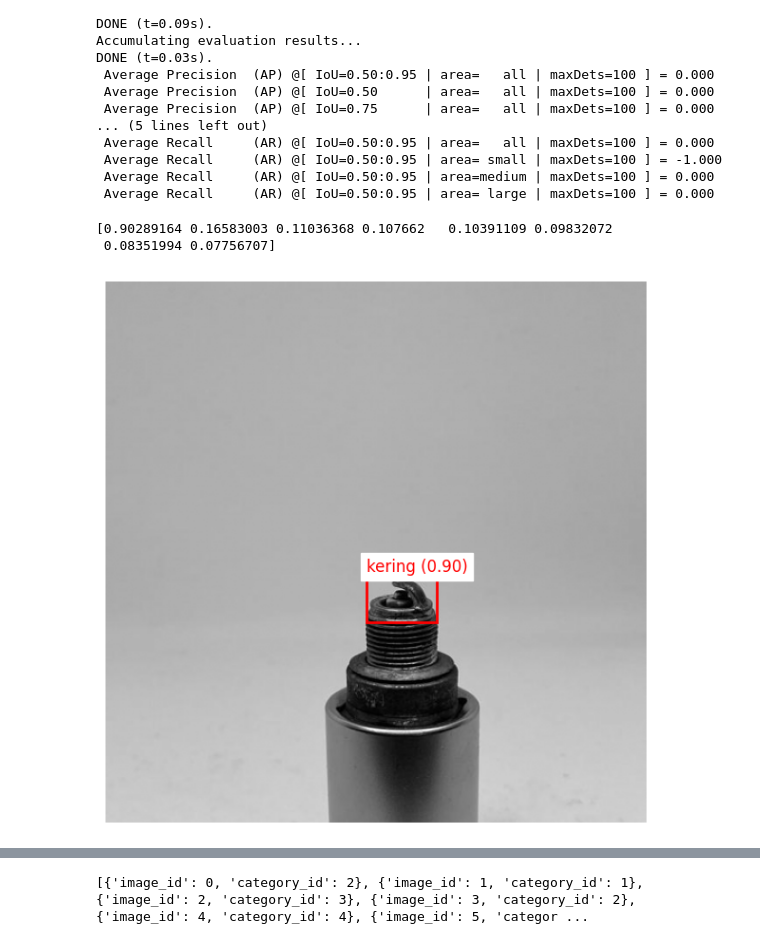
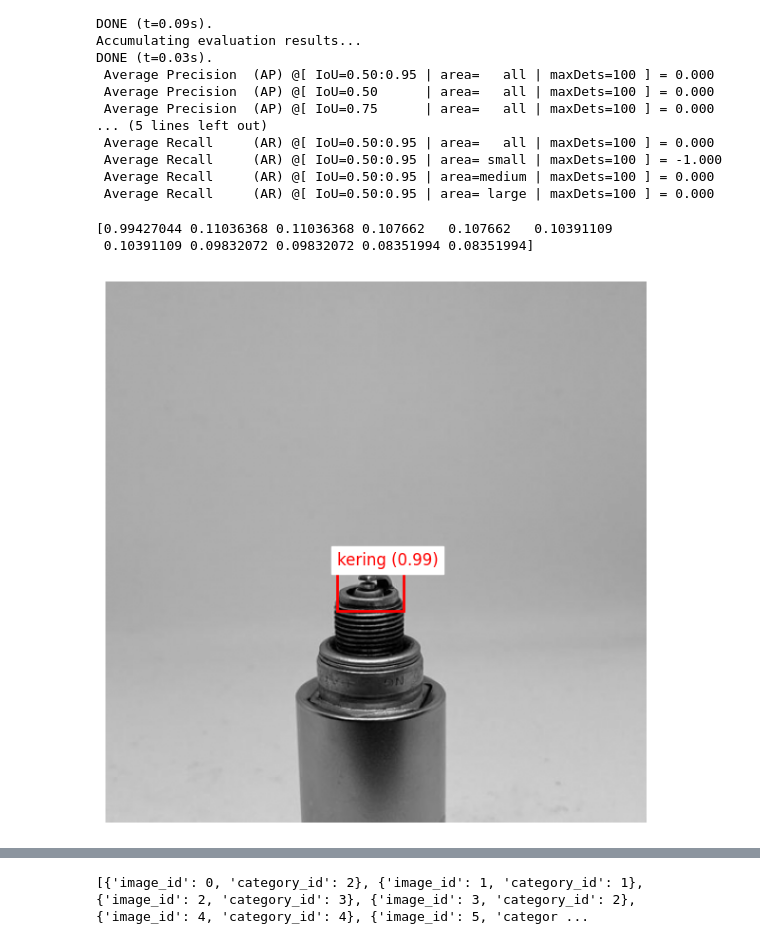
Before and after one commit to AsadillahRamadhan/spark-plug-classification, a Jupyter notebook: module/detection/testing.ipynb, the cells around one changed output, grey strips where cells are left out. Drawn from its saved outputs; the diff is of its cells as text; code cells hidden in the pictures.

```diff
--- a/module/detection/testing.ipynb
+++ b/module/detection/testing.ipynb
@@ -267,7 +267,7 @@ DONE (t=0.03s).
  Average Recall     (AR) @[ IoU=0.50:0.95 | area=medium | maxDets=100 ] = 0.000
  Average Recall     (AR) @[ IoU=0.50:0.95 | area= large | maxDets=100 ] = 0.000
 # %%
-image_path = '../../data/detection/labeled/test/IMG_6934_JPG.rf.9489529cb44a0c61b8ac766c79e95819.jpg'
+image_path = '../../data/detection/labeled/test/IMG_6871_JPG.rf.073cf6d2c39a200905b29a5526db0136.jpg'
 transform = T.Compose([
     T.Resize((512, 512)),
     T.ToTensor()
@@ -279,34 +279,34 @@ img_tensor = transform(img_resized).unsqueeze(0).to(device)
 
 with torch.no_grad():
     outputs = model(img_tensor)
 
 output = outputs[0]
 boxes = output["boxes"].cpu().numpy()
 scores = output["scores"].cpu().numpy()
 labels = output["labels"].cpu().numpy()
 
 
 fig, ax = plt.subplots(1, figsize=(8, 6))
 ax.imshow(img_resized, cmap='gray')
 print(scores)
 for box, score, label in zip(boxes, scores, labels):
     if score < 0.5:
         continue
     x_min, y_min, x_max, y_max = box
     rect = patches.Rectangle((x_min, y_min), x_max - x_min, y_max - y_min,
                              linewidth=2, edgecolor='red', facecolor='none')
     ax.add_patch(rect)
 
     label_id = str(label)
     label_name = label_map.get(label_id, f"class {label_id}")
     ax.text(x_min, y_min - 5, f"{label_name} ({score:.2f})",
             color='red', fontsize=12, backgroundcolor='white')
 
 plt.axis('off')
 plt.tight_layout()
 plt.show()
 # %% [output]
-[0.90289164 0.16583003 0.11036368 0.107662   0.10391109 0.09832072
- 0.08351994 0.07756707]
+[0.99427044 0.11036368 0.11036368 0.107662   0.107662   0.10391109
+ 0.10391109 0.09832072 0.09832072 0.08351994 0.08351994]
-[figure, old version]
+[figure, new version]
 # %%
```
Also changed, not shown: parts of 1 cell of this notebook.
